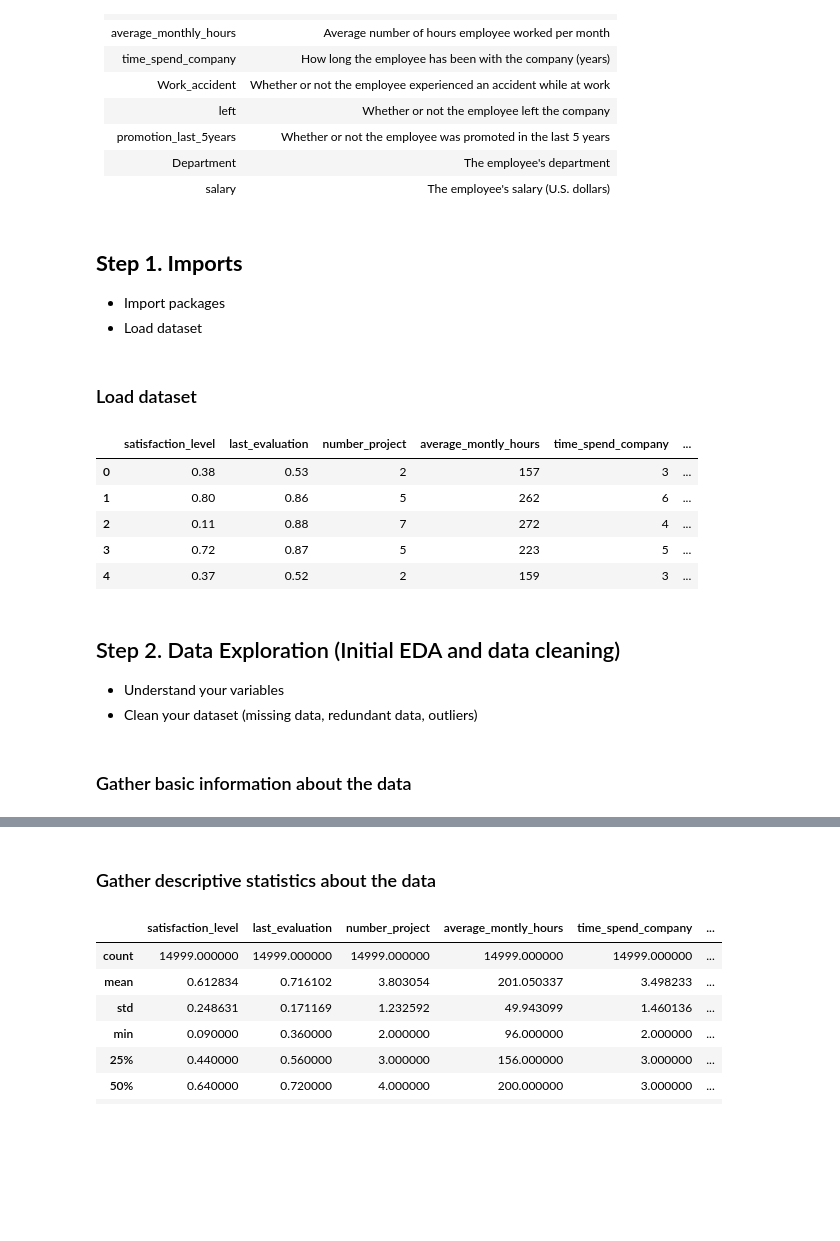
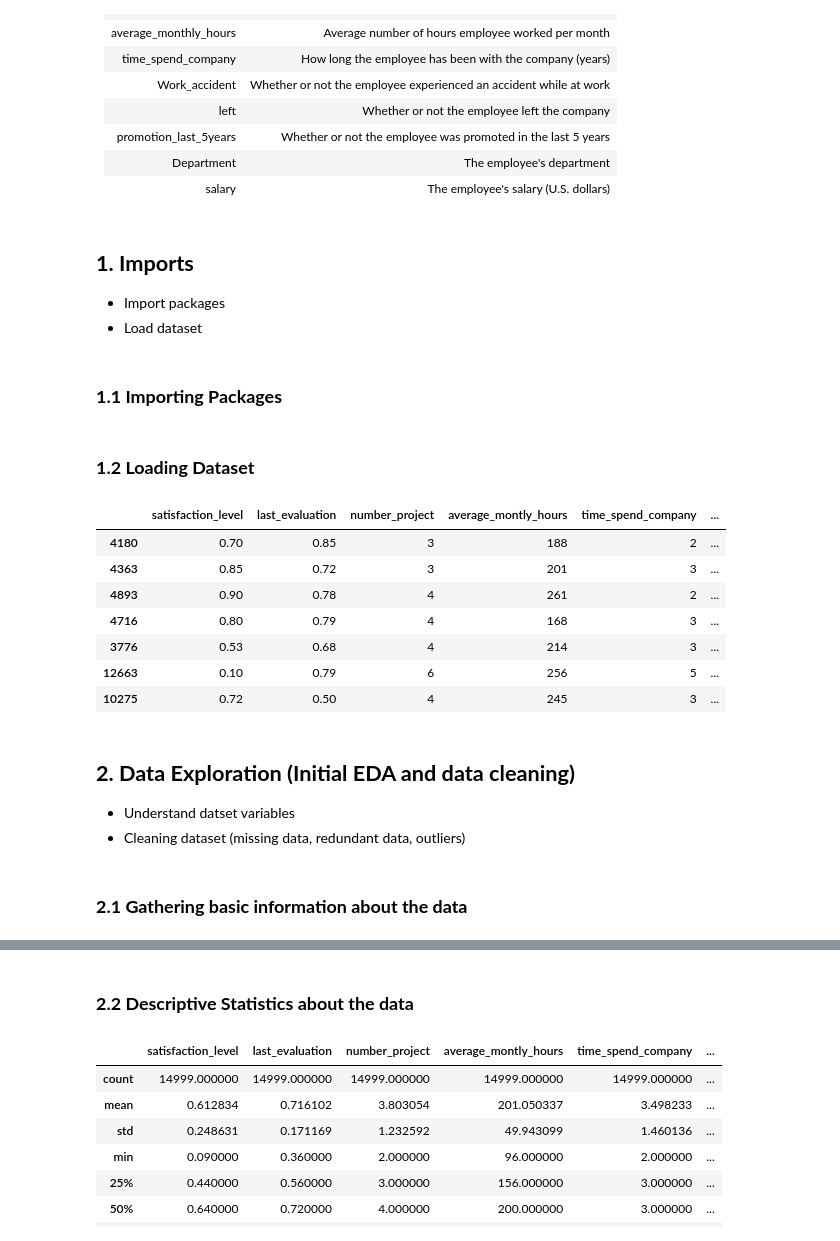
Before and after one commit to rixwan-khan/Providing-data-driven-suggestions-for-HR, a Jupyter notebook: data-driven decision for HR.ipynb, the cells around one changed output, grey strips where cells are left out. Saved outputs shown, nothing was run; the diff lists cells and outputs as text; code cells hidden in the pictures; blank space fills up the shorter version.

```diff
--- a/data-driven decision for HR.ipynb
+++ b/data-driven decision for HR.ipynb
@@ -36,10 +36,12 @@ promotion_last_5years|Whether or not the employee was promoted in the last 5 yea
 Department|The employee's department
 salary|The employee's salary (U.S. dollars)
 # %% [markdown]
-## **Step 1. Imports**
+## **1. Imports**
 
 *   Import packages
 *   Load dataset
+# %% [markdown]
+### **1.1 Importing Packages**
 # %%
 # Import packages
 
@@ -72,31 +74,31 @@ from sklearn.tree import plot_tree
 
 # For saving models
 import pickle
-# %% [markdown]
-### Load dataset
+# %% [markdown]
+### **1.2 Loading Dataset**
 # %%
-# RUN THIS CELL TO IMPORT YOUR DATA.
+# Load dataset into a dataframe
+data = 'https://raw.githubusercontent.com/rixwan-khan/Providing-data-driven-suggestions-for-HR/main/HR_comma_sep.csv'
 
-# Load dataset into a dataframe
-### YOUR CODE HERE ###
-df0 = pd.read_csv("HR_capstone_dataset.csv")
+df0 = pd.read_csv(data)
 
 # Display first few rows of the dataframe
-### YOUR CODE HERE ###
-df0.head()
+df0.sample(7)
 # %% [output]
 |  | satisfaction_level | last_evaluation | number_project | average_montly_hours | time_spend_company | ... |
-| 0 | 0.38 | 0.53 | 2 | 157 | 3 | ... |
-| 1 | 0.80 | 0.86 | 5 | 262 | 6 | ... |
-| 2 | 0.11 | 0.88 | 7 | 272 | 4 | ... |
-| 3 | 0.72 | 0.87 | 5 | 223 | 5 | ... |
-| 4 | 0.37 | 0.52 | 2 | 159 | 3 | ... |
+| 4180 | 0.70 | 0.85 | 3 | 188 | 2 | ... |
+| 4363 | 0.85 | 0.72 | 3 | 201 | 3 | ... |
+| 4893 | 0.90 | 0.78 | 4 | 261 | 2 | ... |
+| 4716 | 0.80 | 0.79 | 4 | 168 | 3 | ... |
+| 3776 | 0.53 | 0.68 | 4 | 214 | 3 | ... |
+| 12663 | 0.10 | 0.79 | 6 | 256 | 5 | ... |
+| 10275 | 0.72 | 0.50 | 4 | 245 | 3 | ... |
 # %% [markdown]
-## Step 2. Data Exploration (Initial EDA and data cleaning)
+## **2. Data Exploration (Initial EDA and data cleaning)**
 
-- Understand your variables
-- Clean your dataset (missing data, redundant data, outliers)
+- Understand datset variables
+- Cleaning dataset (missing data, redundant data, outliers)
 # %% [markdown]
-### Gather basic information about the data
+### **2.1 Gathering basic information about the data**
 # %%
 # Gather basic information about the data
@@ -121,5 +122,5 @@ Data columns (total 10 columns):
 dtypes: float64(2), int64(6), object(2)
 memory usage: 1.1+ MB
 # %% [markdown]
-### Gather descriptive statistics about the data
+### **2.2 Descriptive Statistics about the data**
 # %%
```
Also changed, not shown: parts of 60 cells of this notebook.
